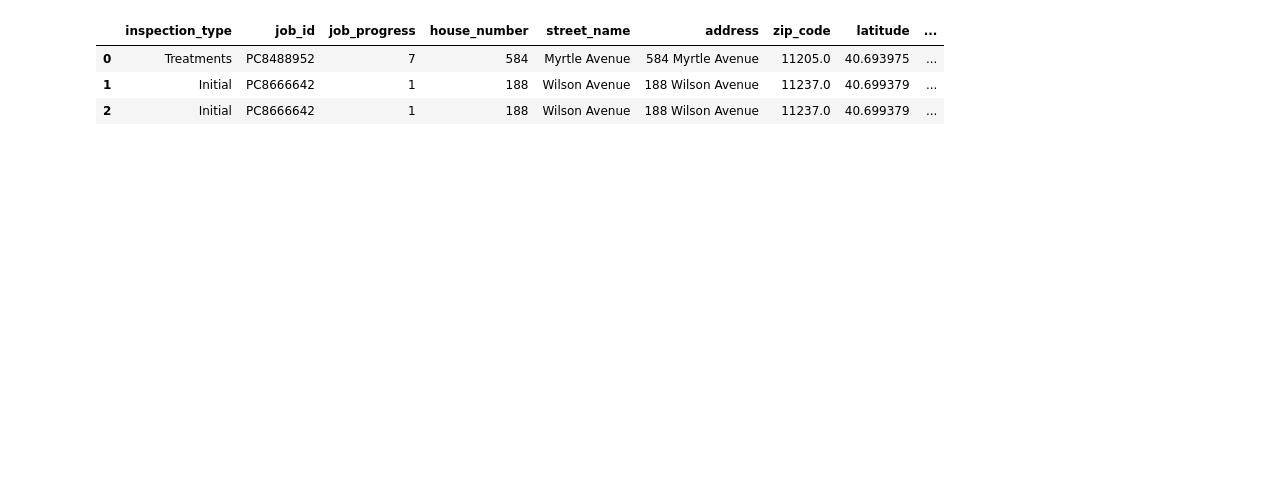
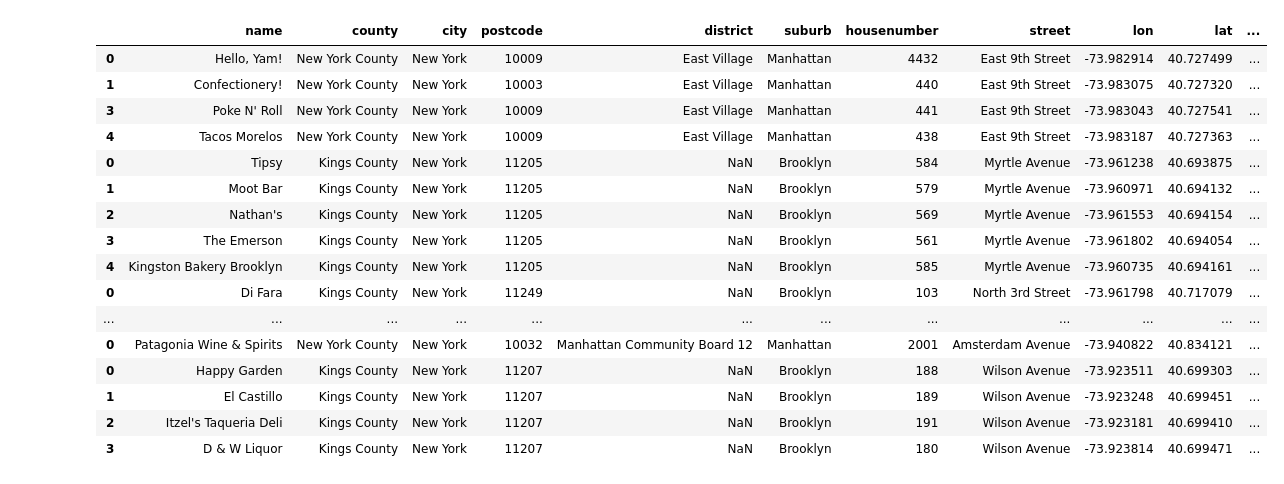
Before and after one commit to conor7276/nyc-rats-in-restaurants, a Jupyter notebook: osm/geoapift.ipynb, the cells around one changed output. Cells and saved outputs as stored; diff of their text form; code cells hidden in the pictures; blank space fills up the shorter version.

Commit message:
Adding additional code to organize restaurants

```diff
--- a/osm/geoapift.ipynb
+++ b/osm/geoapift.ipynb
@@ -101,8 +60,8 @@ all_restaurants_df = pd.DataFrame()
 for _ , row in df.iterrows():
 
     time.sleep(2)
-    longitude = str(row['longitude'])
-    latitude = str(row['latitude'])
+    longitude = str(row['longitude_interdata'])
+    latitude = str(row['latitude_interdata'])
 
     url = f"https://api.geoapify.com/v2/places?categories={categories}&filter=circle:{longitude},{latitude},{radius}&bias=proximity:{longitude},{latitude}&limit={max_locations_returned}&apiKey={geoapify_key}"
 
@@ -126,6 +85,19 @@ for _ , row in df.iterrows():
         # selected_columns = ['name', 'county', 'city', 'postcode', 'district', 'suburb', 'quarter', 'street', 'housenumber','lon','lat', 'formatted', 'catering']
         # local_restaurant_df = local_restaurant_df[selected_columns]
 
+        local_restaurant_df['inspection_job_id'] = row['inspection_type_interdata']
+        local_restaurant_df['job_id_interdata'] = row['job_id_interdata']
+        local_restaurant_df['job_progress_interdata'] = row['job_progress_interdata']
+        local_restaurant_df['house_number_interdata'] = row['house_number_interdata']
+        local_restaurant_df['street_name_interdata'] = row['street_name_interdata']
+        local_restaurant_df['address_interdata'] = row['address_interdata']
+        local_restaurant_df['zip_code_interdata'] = row['zip_code_interdata']
+        local_restaurant_df['latitude_interdata'] = row['latitude_interdata']
+        local_restaurant_df['longitude_interdata'] = row['longitude_interdata']
+        local_restaurant_df['result_interdata'] = row['result_interdata']
+        local_restaurant_df['approved_date_interdata'] = row['approved_date_interdata']
+        local_restaurant_df['nta_interdata'] = row['nta_interdata']
+
         all_restaurants_df = pd.concat([all_restaurants_df, local_restaurant_df])
     except Exception as e:
         print(e)
@@ -171,3 +147,4 @@ Index(['name', 'country', 'country_code', 'state', 'county', 'city',
 # %%
-selected_columns = ['name', 'county', 'city', 'postcode', 'district', 'suburb', 'housenumber', 'street', 'lon','lat', 'formatted', 'catering', 'commercial']
+selected_columns = ['name', 'county', 'city', 'postcode', 'district', 'suburb', 'housenumber', 'street', 'lon','lat', 'formatted', 'catering', 'commercial','house_number_interdata', 'street_name_interdata', 'address_interdata', 'result_interdata']
 geo_rest_df = all_restaurants_df[selected_columns]
+geo_rest_df.head()
@@ -174,7 +158,63 @@ geo_rest_df = all_restaurants_df[selected_columns]
 # %%
-pd.merge(left = df, right = geo_rest_df, how = "inner", left_on = ['house_number', 'street_name'], right_on = ['housenumber', 'street'])
+# requested_places_saved = geo_rest_df.copy()
+
+# requested_places_saved['ratio'] = requested_places_saved.apply(lambda x : fuzz.WRatio(x['formatted'], x['address_interdata']), axis = 1)
+# requested_places_saved = requested_places_saved[requested_places_saved['ratio'] >= 80]
+
+# # Check number in address for final comparison
+# requested_places_saved['split_check'] = requested_places_saved.apply(lambda x : x['formatted'].split()[1] == x['address_interdata'].split()[0], axis = 1)
+# # requested_places_saved = requested_places_saved[requested_places_saved['split_check'] == True]
+
+# # # requested_places_saved = requested_places_saved.drop(columns = ["ratio", "split_check", "displayName", "formatted", "location"])
+
+# # requested_places_saved[['lon', 'lat']] = requested_places_saved[['lon', 'lat']].round(6)
+
+# requested_places_saved.to_csv("requested_places_saved.csv", index = False)
+# requested_places_saved
+
+import re
+from rapidfuzz import fuzz
+
+def normalise_address(address: str) -> str:
+    if not isinstance(address, str):
+        return ""
+    address = address.lower().strip()
+    address = re.sub(r'(\d+)(st|nd|rd|th)\b', r'\1', address)  # 5th → 5
+    address = re.sub(r'\s+', ' ', address)                      # collapse whitespace
+    return address
+
+def addresses_match(formatted: str, interdata: str, threshold: int = 88) -> bool:
+    parts = formatted.split(",")
+    addr_segment = parts[1].strip() if len(parts) > 1 else formatted
+    norm_formatted = normalise_address(addr_segment)
+    norm_interdata = normalise_address(interdata)
+    score = fuzz.token_sort_ratio(norm_formatted, norm_interdata)
+    return score >= threshold
+
+requested_places_saved = geo_rest_df.copy()
+
+requested_places_saved['ratio'] = requested_places_saved.apply(lambda x: fuzz.WRatio(x['formatted'], x['address_interdata']), axis=1)
+requested_places_saved = requested_places_saved[requested_places_saved['ratio'] >= 80]
+
+requested_places_saved['split_check'] = requested_places_saved.apply(lambda x: addresses_match(x['formatted'], x['address_interdata']), axis=1)
+
+# requested_places_saved.to_csv("requested_places_saved.csv", index=False)
+requested_places_saved
 # %% [output]
-|  | inspection_type | job_id | job_progress | house_number | street_name | address | zip_code | latitude | ... |
-| 0 | Treatments | PC8488952 | 7 | 584 | Myrtle Avenue | 584 Myrtle Avenue | 11205.0 | 40.693975 | ... |
-| 1 | Initial | PC8666642 | 1 | 188 | Wilson Avenue | 188 Wilson Avenue | 11237.0 | 40.699379 | ... |
-| 2 | Initial | PC8666642 | 1 | 188 | Wilson Avenue | 188 Wilson Avenue | 11237.0 | 40.699379 | ... |
+|  | name | county | city | postcode | district | suburb | housenumber | street | lon | lat | ... |
+| 0 | Hello, Yam! | New York County | New York | 10009 | East Village | Manhattan | 4432 | East 9th Street | -73.982914 | 40.727499 | ... |
+| 1 | Confectionery! | New York County | New York | 10003 | East Village | Manhattan | 440 | East 9th Street | -73.983075 | 40.727320 | ... |
+| 3 | Poke N' Roll | New York County | New York | 10009 | East Village | Manhattan | 441 | East 9th Street | -73.983043 | 40.727541 | ... |
+| 4 | Tacos Morelos | New York County | New York | 10009 | East Village | Manhattan | 438 | East 9th Street | -73.983187 | 40.727363 | ... |
+| 0 | Tipsy | Kings County | New York | 11205 | NaN | Brooklyn | 584 | Myrtle Avenue | -73.961238 | 40.693875 | ... |
+| 1 | Moot Bar | Kings County | New York | 11205 | NaN | Brooklyn | 579 | Myrtle Avenue | -73.960971 | 40.694132 | ... |
+| 2 | Nathan's | Kings County | New York | 11205 | NaN | Brooklyn | 569 | Myrtle Avenue | -73.961553 | 40.694154 | ... |
+| 3 | The Emerson | Kings County | New York | 11205 | NaN | Brooklyn | 561 | Myrtle Avenue | -73.961802 | 40.694054 | ... |
+| 4 | Kingston Bakery Brooklyn | Kings County | New York | 11205 | NaN | Brooklyn | 585 | Myrtle Avenue | -73.960735 | 40.694161 | ... |
+| 0 | Di Fara | Kings County | New York | 11249 | NaN | Brooklyn | 103 | North 3rd Street | -73.961798 | 40.717079 | ... |
+| ... | ... | ... | ... | ... | ... | ... | ... | ... | ... | ... | ... |
+| 0 | Patagonia Wine & Spirits | New York County | New York | 10032 | Manhattan Community Board 12 | Manhattan | 2001 | Amsterdam Avenue | -73.940822 | 40.834121 | ... |
+| 0 | Happy Garden | Kings County | New York | 11207 | NaN | Brooklyn | 188 | Wilson Avenue | -73.923511 | 40.699303 | ... |
+| 1 | El Castillo | Kings County | New York | 11207 | NaN | Brooklyn | 189 | Wilson Avenue | -73.923248 | 40.699451 | ... |
+| 2 | Itzel's Taqueria Deli | Kings County | New York | 11207 | NaN | Brooklyn | 191 | Wilson Avenue | -73.923181 | 40.699410 | ... |
+| 3 | D & W Liquor | Kings County | New York | 11207 | NaN | Brooklyn | 180 | Wilson Avenue | -73.923814 | 40.699471 | ... |
```
Also changed, not shown: parts of 10 cells of this notebook, 2 other files.
